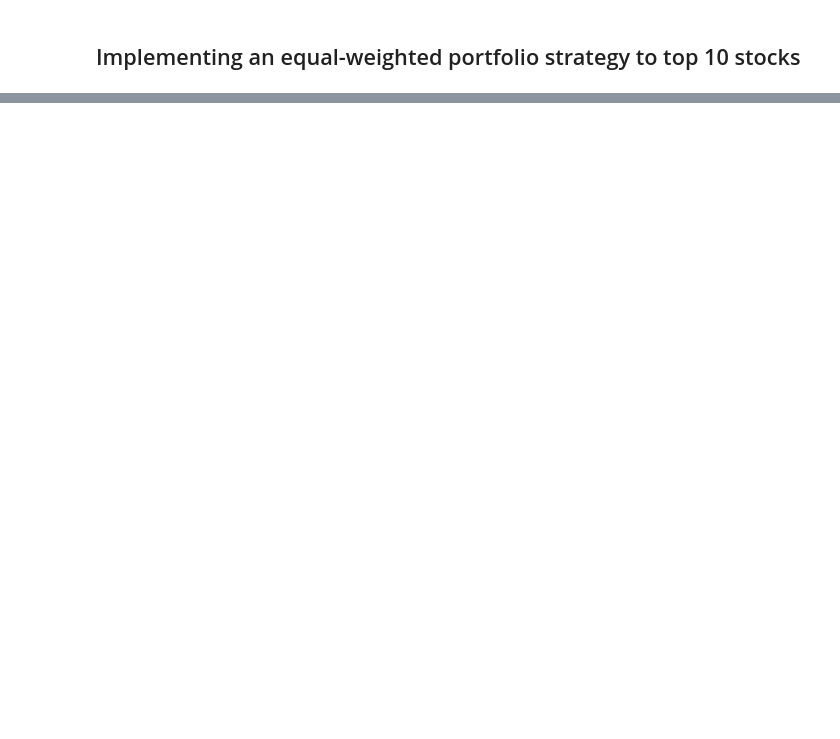
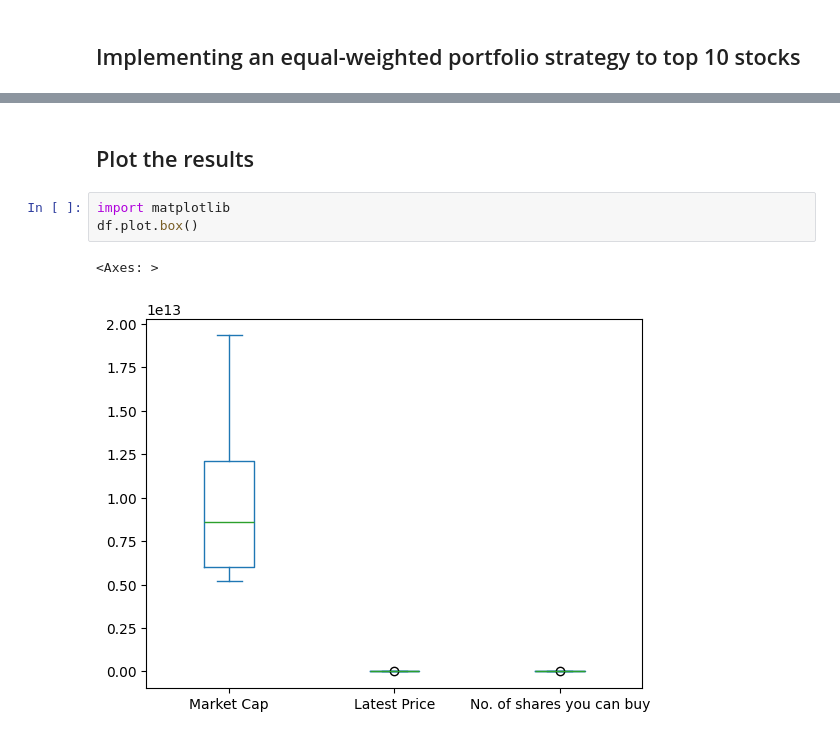
Before and after one commit to panda-eye-dev/STOCK-PORTFOLIO-ANALYSIS, a Jupyter notebook: equal_weights.ipynb, the cells around one changed output, grey strips where cells are left out. Saved outputs shown, nothing was run; the diff lists cells and outputs as text; blank space fills up the shorter version.

```diff
--- a/equal_weights.ipynb
+++ b/equal_weights.ipynb
@@ -120,0 +121,8 @@ See the caveats in the documentation: https://pandas.pydata.org/pandas-docs/stab
+# %% [markdown]
+## Plot the results
+# %%
+import matplotlib
+df.plot.box()
+# %% [output]
+<Axes: >
+[figure, added]
```
Also changed, not shown: parts of 5 cells of this notebook, 2 other files.
